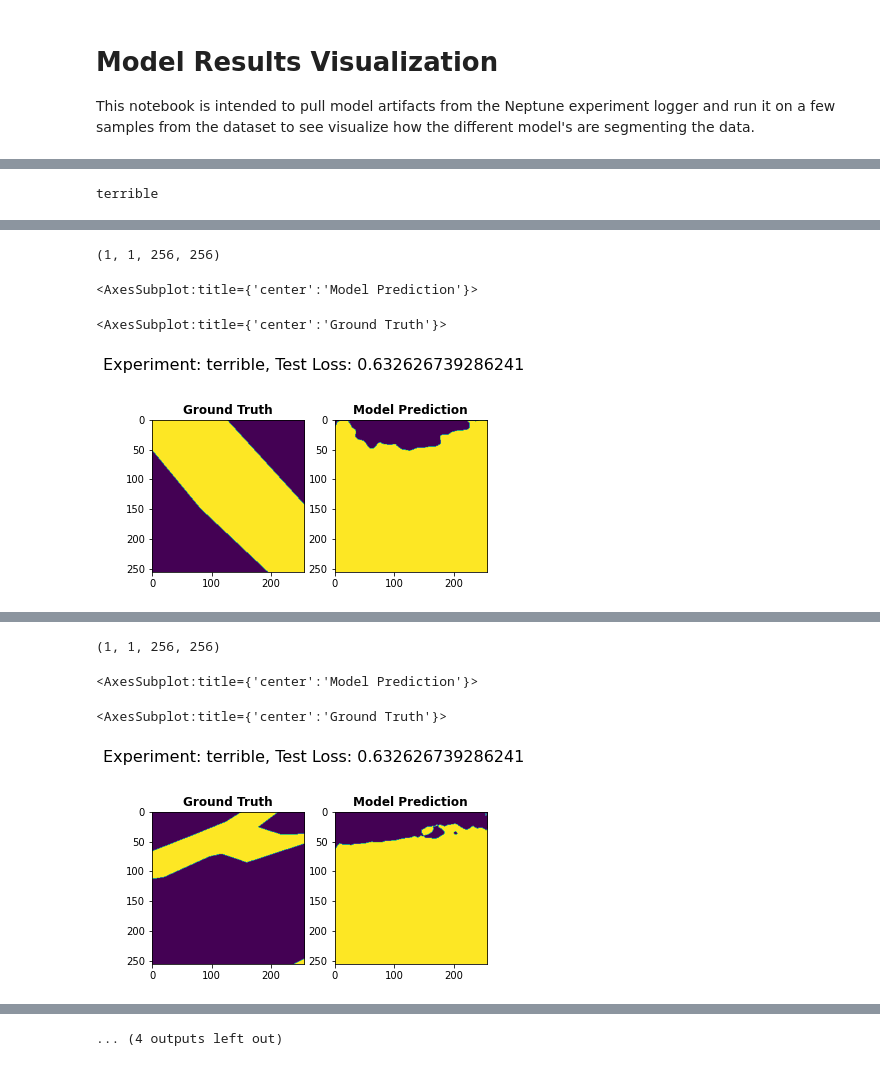
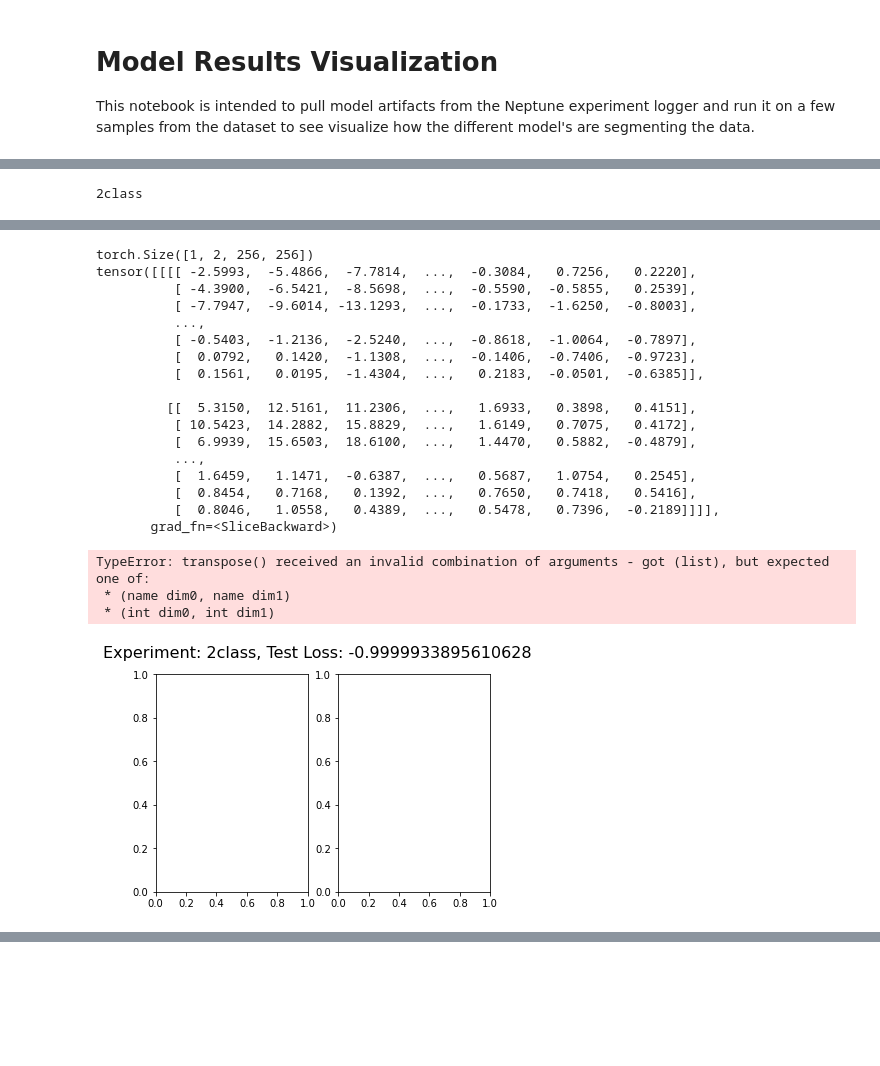
Before and after one commit to maxzvyagin/ephemeral_streams_code, a Jupyter notebook: model_visualization.ipynb, the cells around one changed output, grey strips where cells are left out. Drawn from its saved outputs; the diff is of its cells as text; code cells hidden in the pictures; blank space fills up the shorter version.

```diff
--- a/model_visualization.ipynb
+++ b/model_visualization.ipynb
@@ -57,7 +41,7 @@ for e in experiments:
         encoder = encoder.split("encoder")[1].lower()
     else:
         encoder = encoder.lower()
-    if id_num == 287 and e.state == 'succeeded':
+    if id_num == 299 and e.state == 'succeeded':
         # load in the model
         e.download_artifacts()
         with zipfile.ZipFile('output.zip') as zip_ref:
@@ -80,8 +64,8 @@ for e in experiments:
         elif i_type == "veg_index":
             input_num = 1
         else:
-            i_type = 4
-        model = smp.Unet(classes=1, in_channels=4)
+            input_num = 4
+        model = smp.Unet(classes=2, in_channels=4)
         # fix the weird state dict key error
         for k in old_params.keys():
             new_key = k.split("model.")[1]
@@ -106,11 +90,12 @@ for e in experiments:
             else:
                 res = model(test['image'].unsqueeze(0))
             unmodified_res = res.detach().numpy()
-            res = np.rint(res.detach().numpy())
+#             res = torch.max(model(test['image'].unsqueeze(0)))
             #res = np.reshape(res, (2, 256, 256))
             print(res.shape)
+            print(res[:10])
             show(res, ax=i_axis, title="Model Prediction")
             show(test['mask'], ax=m_axis, title="Ground Truth")
             pyplot.show()
 # %% [output]
-terrible
+2class
@@ -118,4 +103,21 @@ Text(0.5, 0.98, 'Experiment: terrible, Test Loss: 0.632626739286241')
-(1, 1, 256, 256)
+torch.Size([1, 2, 256, 256])
+tensor([[[[ -2.5993,  -5.4866,  -7.7814,  ...,  -0.3084,   0.7256,   0.2220],
+          [ -4.3900,  -6.5421,  -8.5698,  ...,  -0.5590,  -0.5855,   0.2539],
+          [ -7.7947,  -9.6014, -13.1293,  ...,  -0.1733,  -1.6250,  -0.8003],
+          ...,
+          [ -0.5403,  -1.2136,  -2.5240,  ...,  -0.8618,  -1.0064,  -0.7897],
+          [  0.0792,   0.1420,  -1.1308,  ...,  -0.1406,  -0.7406,  -0.9723],
+          [  0.1561,   0.0195,  -1.4304,  ...,   0.2183,  -0.0501,  -0.6385]],
+
+         [[  5.3150,  12.5161,  11.2306,  ...,   1.6933,   0.3898,   0.4151],
+          [ 10.5423,  14.2882,  15.8829,  ...,   1.6149,   0.7075,   0.4172],
+          [  6.9939,  15.6503,  18.6100,  ...,   1.4470,   0.5882,  -0.4879],
+          ...,
+          [  1.6459,   1.1471,  -0.6387,  ...,   0.5687,   1.0754,   0.2545],
+          [  0.8454,   0.7168,   0.1392,  ...,   0.7650,   0.7418,   0.5416],
+          [  0.8046,   1.0558,   0.4389,  ...,   0.5478,   0.7396,  -0.2189]]]],
+       grad_fn=<SliceBackward>)
-<AxesSubplot:title={'center':'Model Prediction'}>
+TypeError: transpose() received an invalid combination of arguments - got (list), but expected one of:
+ * (name dim0, name dim1)
+ * (int dim0, int dim1)
-<AxesSubplot:title={'center':'Ground Truth'}>
-[figure, old version]
+[figure, new version]
@@ -123,4 +123,0 @@ Text(0.5, 0.98, 'Experiment: terrible, Test Loss: 0.632626739286241')
-(1, 1, 256, 256)
-<AxesSubplot:title={'center':'Model Prediction'}>
-<AxesSubplot:title={'center':'Ground Truth'}>
-[figure, removed]
@@ -128 +123,0 @@ Text(0.5, 0.98, 'Experiment: terrible, Test Loss: 0.632626739286241')
-... (4 outputs left out)
```
Also changed, not shown: parts of 5 cells of this notebook, 4 other files.
